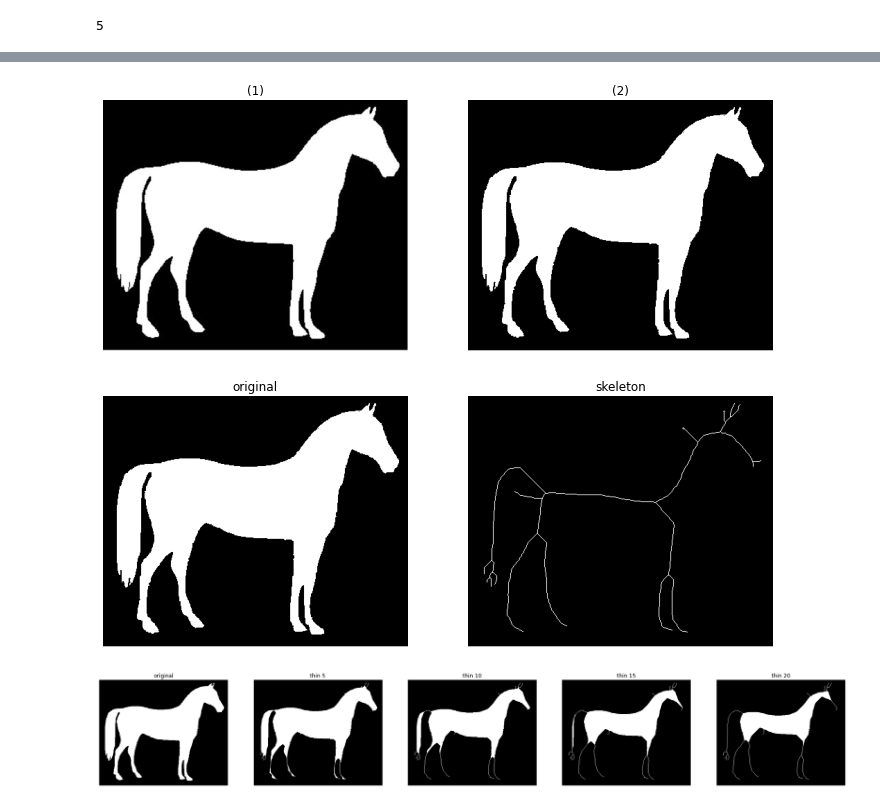
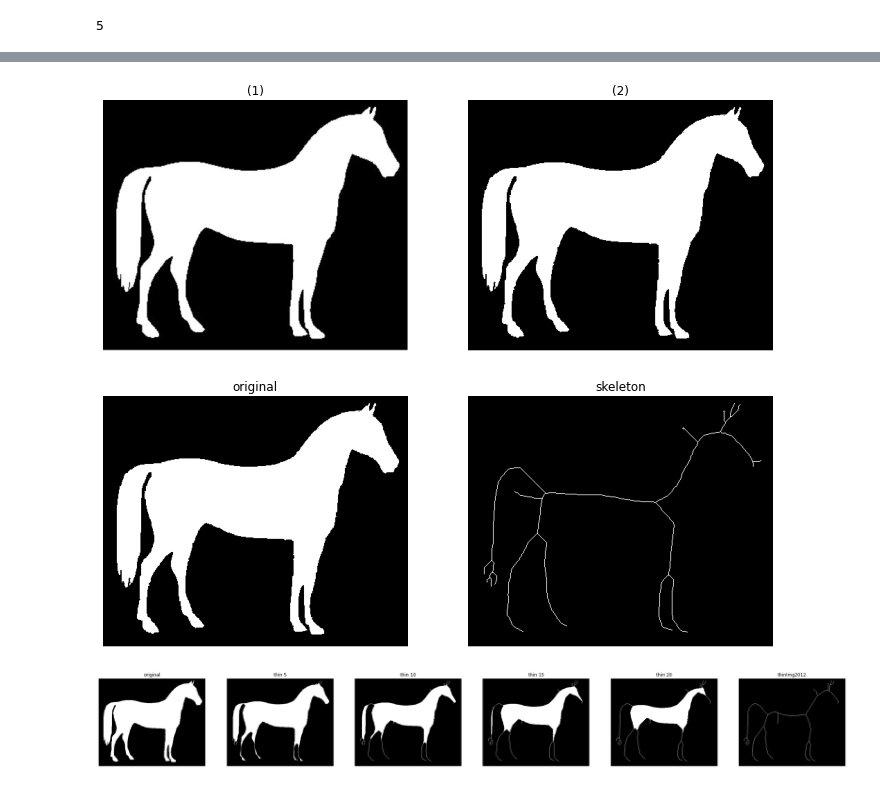
Before and after one commit to Abd-ELrahmanHamza/Image-processing-labs, a Jupyter notebook: Lab-Morphology-STD/lab-Morphology-STD.ipynb, the cells around one changed output, grey strips where cells are left out. Cells and saved outputs as stored; diff of their text form; code cells hidden in the pictures.

```diff
--- a/Lab-Morphology-STD/lab-Morphology-STD.ipynb
+++ b/Lab-Morphology-STD/lab-Morphology-STD.ipynb
@@ -199,23 +196,24 @@ show_images([img_with_boxes,erosedImg])
 # %%
 '''
 3) Skeletonization:
     - Load "horse.jpg" from the img folder
     - Use a binary threshold of 0.9 to remove invisible noise in the background
     - Use Skimage's "skeletonize(image)" to acquire the image's skeleton & show it
     - Use Skimage's "thin(image, max_iter)" with values of max_iter 5/10/15/20 & show it
 '''
 img = rgb2gray(io.imread('img/horse.jpg'))
 binaryImg = img > 0.9
 #binaryImg = img > 0.5
 show_images([img,binaryImg])
 skeletonImg = skeletonize(binaryImg)
 show_images([binaryImg,skeletonImg],["original","skeleton"])
 thinImg5 = thin(binaryImg,5)
 thinImg10 = thin(binaryImg,10)
 thinImg15 = thin(binaryImg,15)
 thinImg20 = thin(binaryImg,20)
-show_images([binaryImg,thinImg5,thinImg10,thinImg15,thinImg20],["original","thin 5","thin 10","thin 15","thin 20"])
+thinImg2012 = thin(binaryImg,200000)
+show_images([binaryImg,thinImg5,thinImg10,thinImg15,thinImg20,thinImg2012],["original","thin 5","thin 10","thin 15","thin 20","thinImg2012"])
 # %% [output]
 [figure]
 [figure]
-[figure, old version]
+[figure, new version]
```
Also changed, not shown: parts of 3 cells of this notebook, 25 other files.
